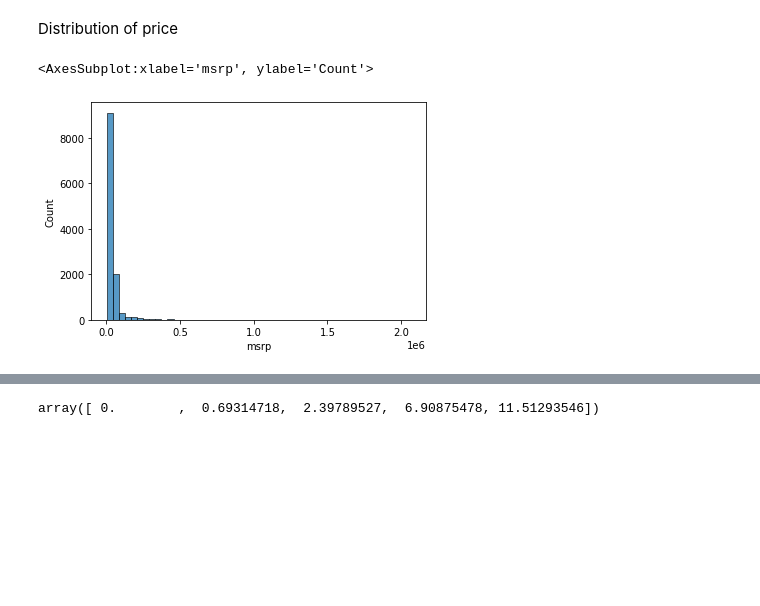
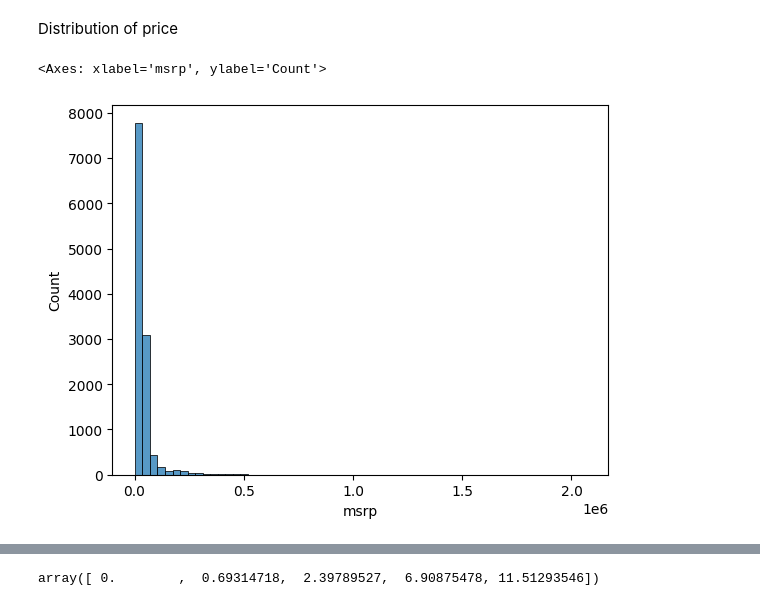
Before and after one commit to blanpa/machine-learning-zoomcamp, a Jupyter notebook: week02-regression/notebook.ipynb, the cells around one changed output, grey strips where cells are left out. Saved outputs shown, nothing was run; the diff lists cells and outputs as text; code cells hidden in the pictures; blank space fills up the shorter version.

```diff
--- a/week02-regression/notebook.ipynb
+++ b/week02-regression/notebook.ipynb
@@ -124,8 +124,8 @@ import seaborn as sns
 
 %matplotlib inline
 # %%
-sns.histplot(df.msrp, bins=50)
+sns.histplot(df.msrp, bins=60)
 # %% [output]
-<AxesSubplot:xlabel='msrp', ylabel='Count'>
+<Axes: xlabel='msrp', ylabel='Count'>
-[figure, old version]
+[figure, new version]
 # %%
```
Also changed, not shown: parts of 10 cells of this notebook, 18 other files.
